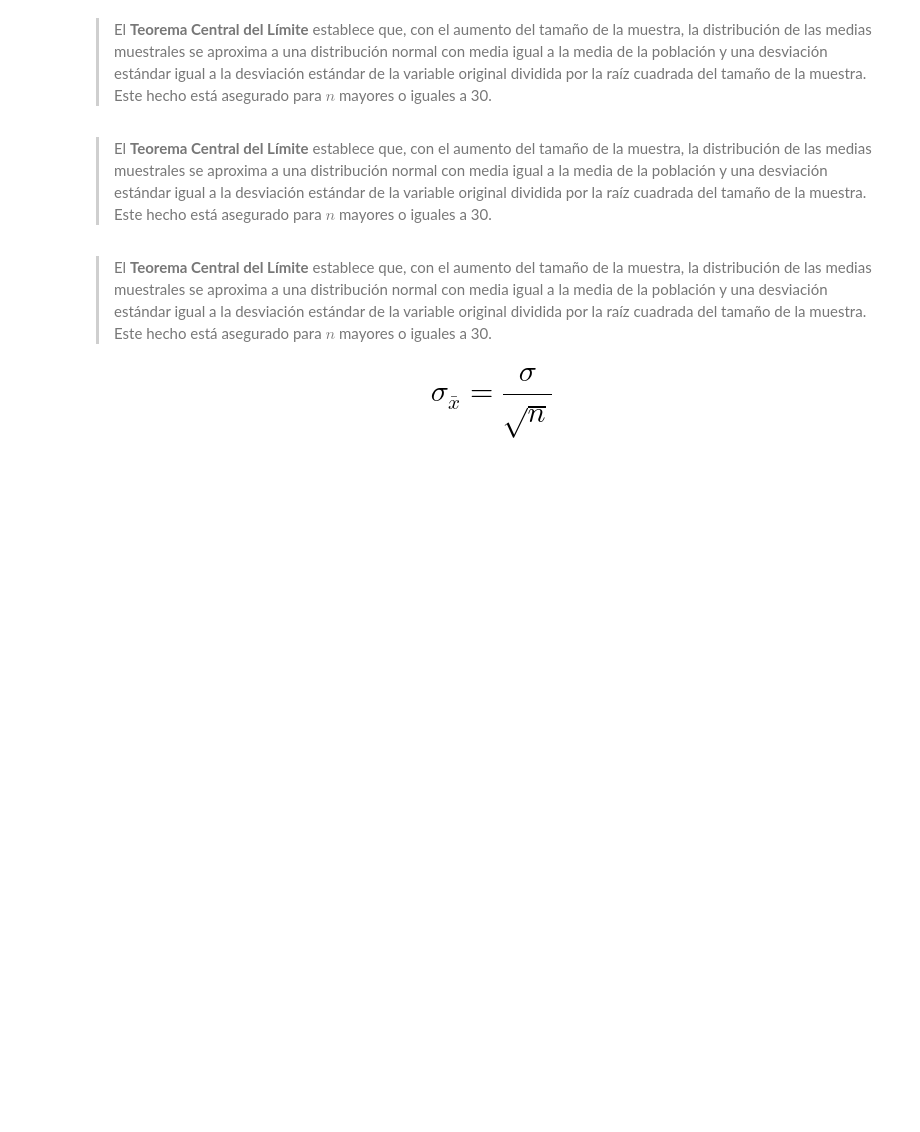
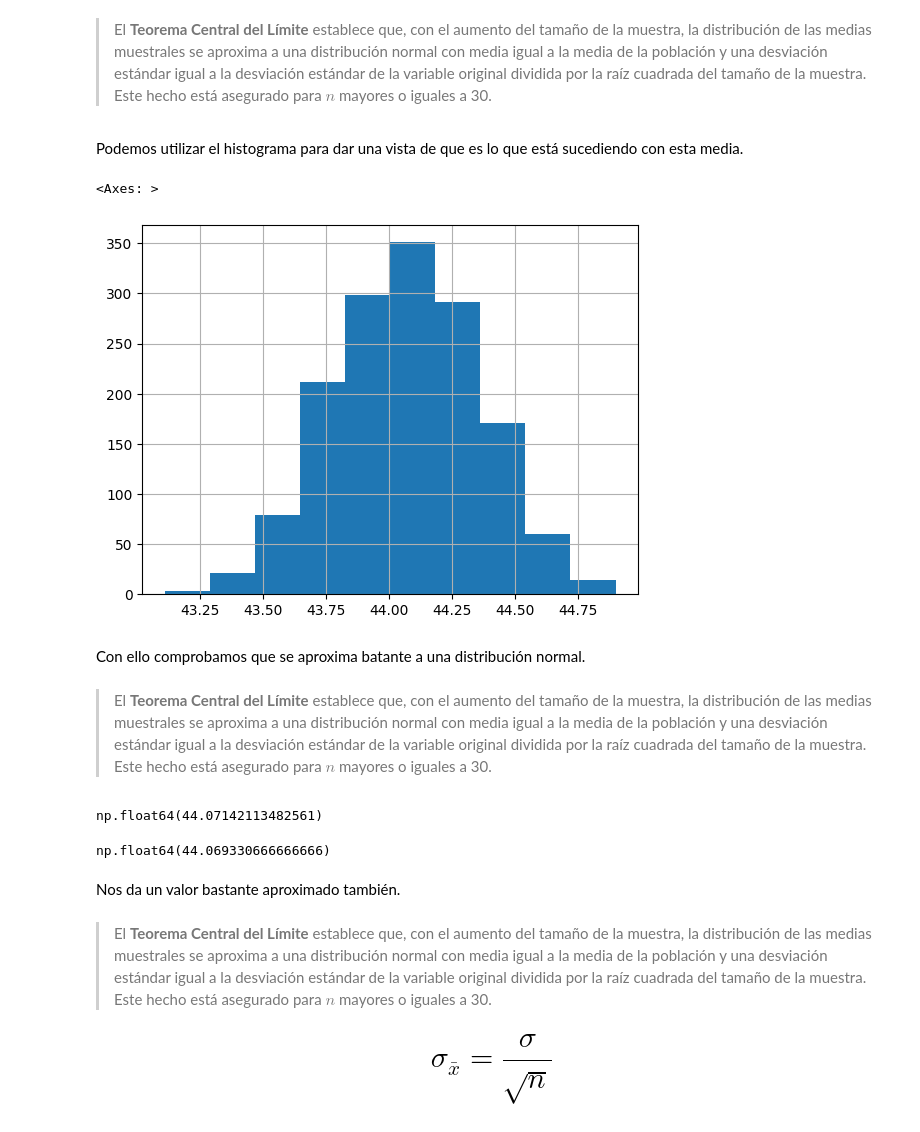
Before and after one commit to Maucho6340/1764-estadistica-con-python-probabilidad-y-muestreo, a Jupyter notebook: Curso_de_Etadística_Parte_2.ipynb, the cells around one changed output. Drawn from its saved outputs; the diff is of its cells as text; code cells hidden in the pictures; blank space fills up the shorter version.

```diff
--- a/Curso_de_Etadística_Parte_2.ipynb
+++ b/Curso_de_Etadística_Parte_2.ipynb
@@ -1206,3 +1206,8 @@ Es la forma de hacer suposiciones generalizadas sobre los parámetros de una pob
 La desviación estándar de las medias muestrales se conoce como **error estándar de la media**
 # %% [markdown]
 ### Entendiendo el Teorema Central del Límite
+# %%
+# Comenzamos por determinar el tamaño de las muestras que vamos a calcular (2000)
+# Pero quiero repetir 1.500 veces el proceso de ubicar muestras de 2.000 datos.
+n=2000
+total_de_muestras=1500
@@ -1208,0 +1216,3 @@ La desviación estándar de las medias muestrales se conoce como **error estánd
+# %%
+muestras=pd.DataFrame() # Creamos un df vacío
+muestras
@@ -1208,0 +1223,10 @@ La desviación estándar de las medias muestrales se conoce como **error estánd
+# %%
+for i in range(total_de_muestras): # creamos un ciclo for para cada i en intervalo del total de muestras (1.500)
+  _=datos.Edad.sample(n) # Usamos "_" para no almacenar exactamente las muestra en ningún lugar en específico,
+                         # pues al final las vamos a incorporar al df. Llamamos a la variable que vamo a utilizar para el ejemplo
+                         # mediante método "sample" y seleccionamos una muestra de tamaño 2000 como si lo hiciéramos como única vez
+  _.index=range(0,len(_)) # Yo quiero que el índice sea un rango numérico que vaya enumerando cada una de las muestras desde cero hasta
+                          # la longuitud de la muestra que acabé de crear con nombre "_".
+  muestras['Muestra_' + str(i)]=_ # Con ello salvo cada una de las columnas del df
+
+muestras
@@ -1209,7 +1266,26 @@ La desviación estándar de las medias muestrales se conoce como **error estánd
 # %% [markdown]
 > El **Teorema Central del Límite** establece que, con el aumento del tamaño de la muestra, la distribución de las medias muestrales se aproxima a una distribución normal con media igual a la media de la población y una desviación estándar igual a la desviación estándar de la variable original dividida por la raíz cuadrada del tamaño de la muestra. Este hecho está asegurado para $n$ mayores o iguales a 30.
+# %% [markdown]
+Podemos utilizar el histograma para dar una vista de que es lo que está sucediendo con esta media.
+# %%
+muestras.mean().hist()
+# %% [output]
+<Axes: >
+[figure, added]
+# %% [markdown]
+Con ello comprobamos que se aproxima batante a una distribución normal.
 # %% [markdown]
 > El **Teorema Central del Límite** establece que, con el aumento del tamaño de la muestra, la distribución de las medias muestrales se aproxima a una distribución normal con media igual a la media de la población y una desviación estándar igual a la desviación estándar de la variable original dividida por la raíz cuadrada del tamaño de la muestra. Este hecho está asegurado para $n$ mayores o iguales a 30.
+# %%
+datos.Edad.mean() # La media de la variable Edad original
+# %% [output]
+np.float64(44.07142113482561)
+# %%
+muestras.mean().mean() # La media de nuestras muestras (medidas muestrales)
+# %% [output]
+np.float64(44.069330666666666)
+# %% [markdown]
+Nos da un valor bastante aproximado también.
 # %% [markdown]
 > El **Teorema Central del Límite** establece que, con el aumento del tamaño de la muestra, la distribución de las medias muestrales se aproxima a una distribución normal con media igual a la media de la población y una desviación estándar igual a la desviación estándar de la variable original dividida por la raíz cuadrada del tamaño de la muestra. Este hecho está asegurado para $n$ mayores o iguales a 30.
 
```
Also changed, not shown: parts of 29 cells of this notebook.
